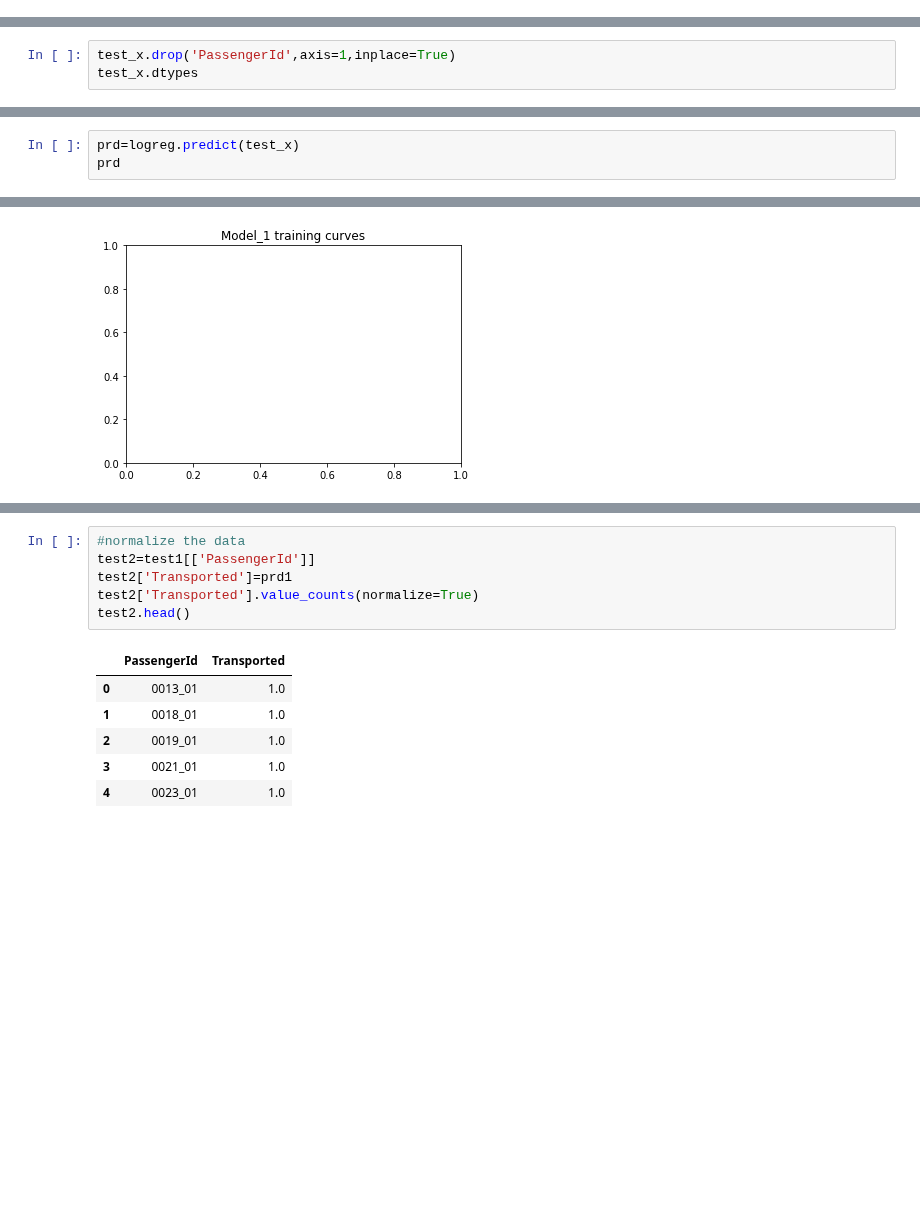
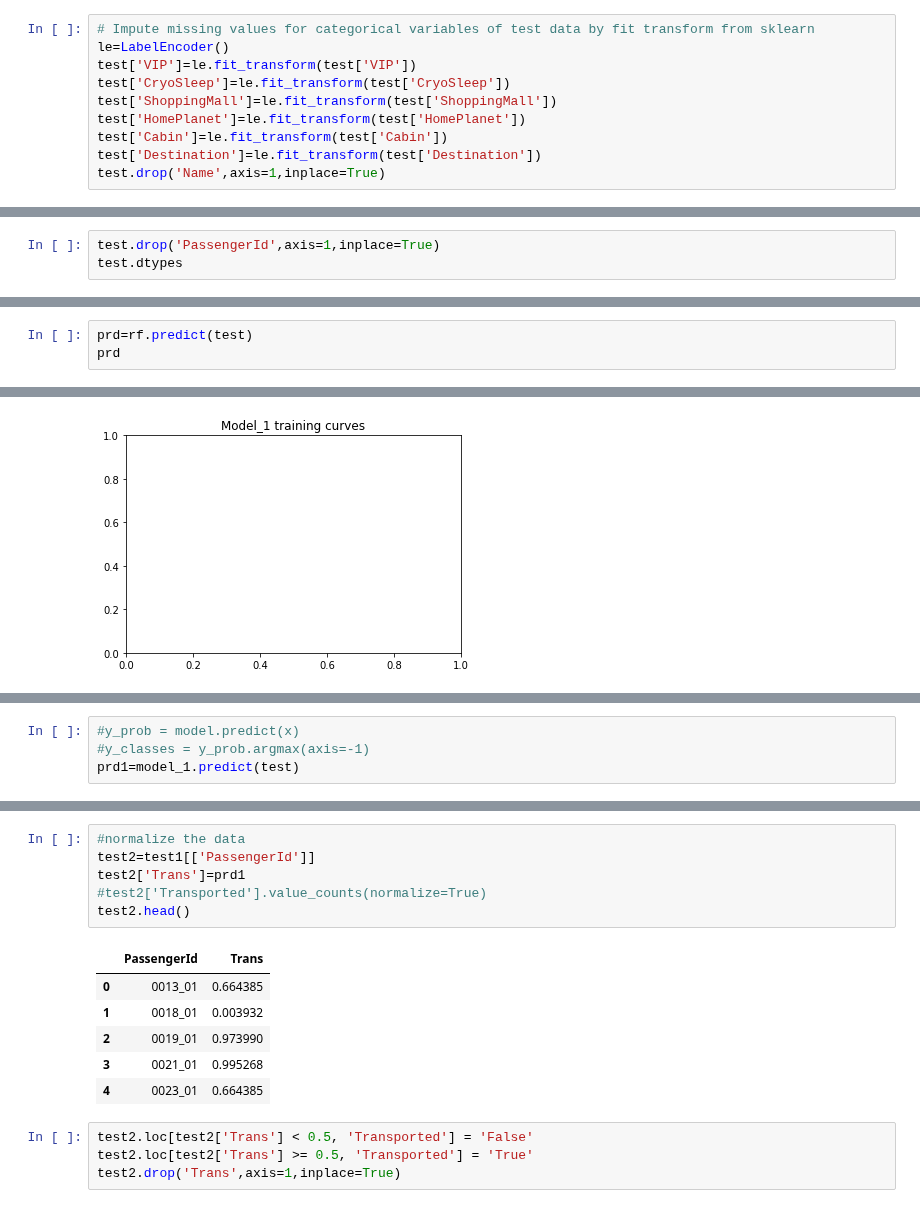
Before and after one commit to Chirag314/EDA, a Jupyter notebook: spaceship_titanic1.ipynb, the cells around one changed output, grey strips where cells are left out. Saved outputs shown, nothing was run; the diff lists cells and outputs as text; blank space fills up the shorter version.

```diff
--- a/spaceship_titanic1.ipynb
+++ b/spaceship_titanic1.ipynb
@@ -658 +629,11 @@ test_x['Age'].fillna(ma, inplace=True)
+# %%
+# Impute missing values for categorical variables of test data by fit transform from sklearn
+le=LabelEncoder()
+test['VIP']=le.fit_transform(test['VIP'])
+test['CryoSleep']=le.fit_transform(test['CryoSleep'])
+test['ShoppingMall']=le.fit_transform(test['ShoppingMall'])
+test['HomePlanet']=le.fit_transform(test['HomePlanet'])
+test['Cabin']=le.fit_transform(test['Cabin'])
+test['Destination']=le.fit_transform(test['Destination'])
+test.drop('Name',axis=1,inplace=True)
 # %%
@@ -668,4 +655,4 @@ draw_missing_data_table(test_x)
 # %%
-test_x.drop('PassengerId',axis=1,inplace=True)
-test_x.dtypes
+test.drop('PassengerId',axis=1,inplace=True)
+test.dtypes
 # %% [output]
@@ -696,4 +671,4 @@ test_x.head()
 # %%
-prd=logreg.predict(test_x)
+prd=rf.predict(test)
 prd
 # %% [output]
@@ -791,3 +747,7 @@ array([[1.],
+# %%
+#y_prob = model.predict(x)
+#y_classes = y_prob.argmax(axis=-1)
+prd1=model_1.predict(test)
 # %%
 test1.head()
 # %% [output]
@@ -800,13 +760,17 @@ test1.head()
 # %%
 #normalize the data
 test2=test1[['PassengerId']]
-test2['Transported']=prd1
-test2['Transported'].value_counts(normalize=True)
+test2['Trans']=prd1
+#test2['Transported'].value_counts(normalize=True)
 test2.head()
 # %% [output]
-|  | PassengerId | Transported |
-| 0 | 0013_01 | 1.0 |
-| 1 | 0018_01 | 1.0 |
-| 2 | 0019_01 | 1.0 |
-| 3 | 0021_01 | 1.0 |
-| 4 | 0023_01 | 1.0 |
+|  | PassengerId | Trans |
+| 0 | 0013_01 | 0.664385 |
+| 1 | 0018_01 | 0.003932 |
+| 2 | 0019_01 | 0.973990 |
+| 3 | 0021_01 | 0.995268 |
+| 4 | 0023_01 | 0.664385 |
+# %%
+test2.loc[test2['Trans'] < 0.5, 'Transported'] = 'False'
+test2.loc[test2['Trans'] >= 0.5, 'Transported'] = 'True'
+test2.drop('Trans',axis=1,inplace=True)
```
Also changed, not shown: parts of 34 cells of this notebook.
